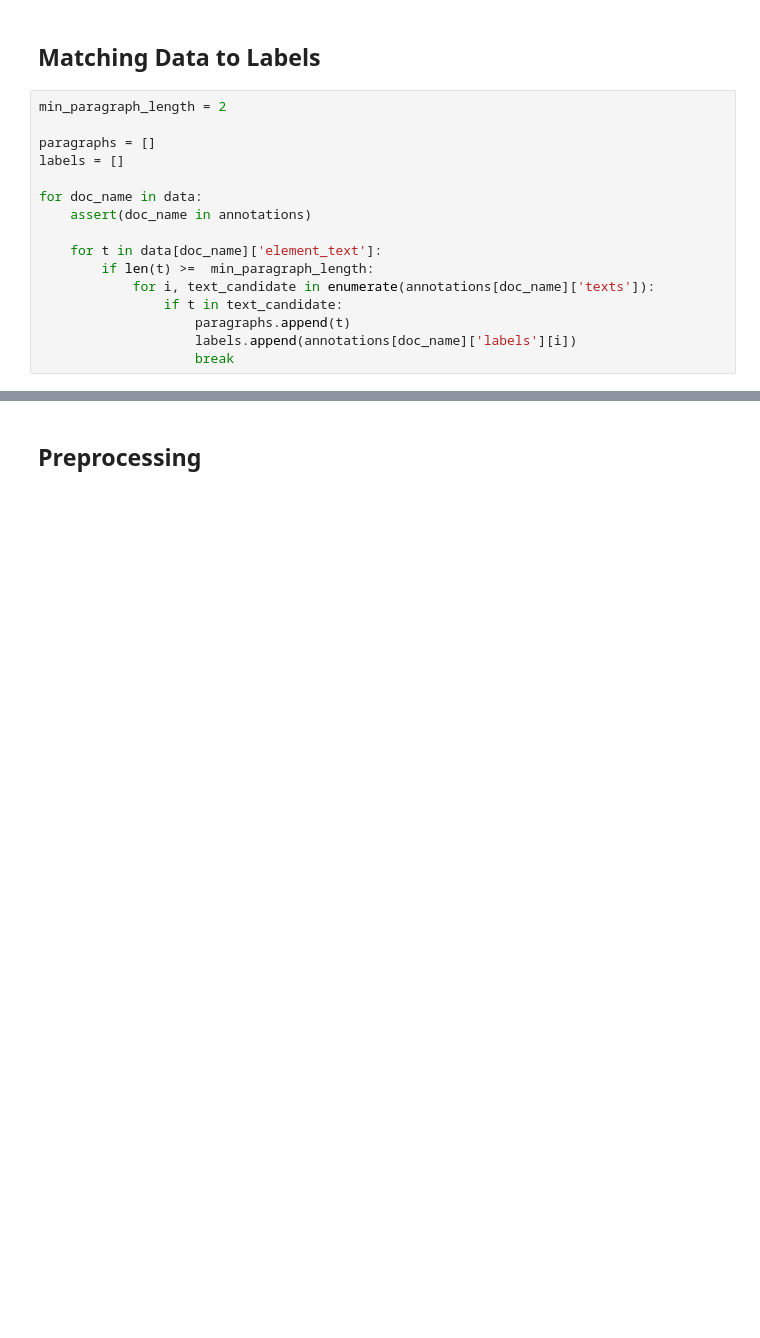
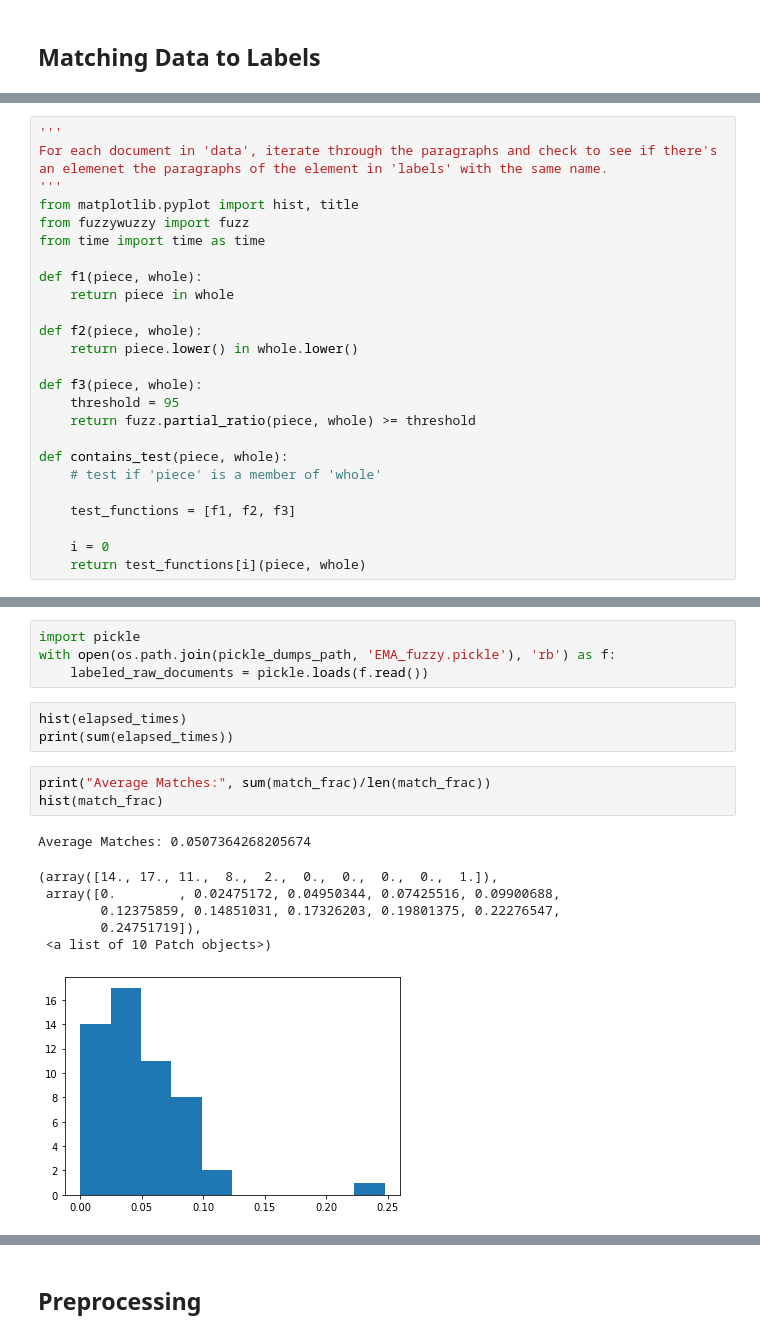
Before and after one commit to juanmoo/bayer-ie, a Jupyter notebook: linear_model.ipynb, the cells around one changed output, grey strips where cells are left out. Cells and saved outputs as stored; diff of their text form; blank space fills up the shorter version.

Commit message:
Update Week 3 - Look at Progress document for specifics

```diff
--- a/linear_model.ipynb
+++ b/linear_model.ipynb
@@ -41,19 +42,3 @@ Dict in form:
 annotations = utils.parse_spreadsheet(EMA_annotations_path)
 # %% [markdown]
 ## Matching Data to Labels
-# %%
-min_paragraph_length = 2
-
-paragraphs = []
-labels = []
-
-for doc_name in data:
-    assert(doc_name in annotations)
-
-    for t in data[doc_name]['element_text']:
-        if len(t) >=  min_paragraph_length:
-            for i, text_candidate in enumerate(annotations[doc_name]['texts']):
-                if t in text_candidate:
-                    paragraphs.append(t)
-                    labels.append(annotations[doc_name]['labels'][i])
-                    break
@@ -65,0 +45,26 @@ lablen: 1258
+# %%
+'''
+For each document in 'data', iterate through the paragraphs and check to see if there's
+an elemenet the paragraphs of the element in 'labels' with the same name.
+'''
+from matplotlib.pyplot import hist, title
+from fuzzywuzzy import fuzz
+from time import time as time
+
+def f1(piece, whole):
+    return piece in whole
+
+def f2(piece, whole):
+    return piece.lower() in whole.lower()
+
+def f3(piece, whole):
+    threshold = 95
+    return fuzz.partial_ratio(piece, whole) >= threshold
+
+def contains_test(piece, whole):
+    # test if 'piece' is a member of 'whole'
+
+    test_functions = [f1, f2, f3]
+
+    i = 0
+    return test_functions[i](piece, whole)
@@ -65,0 +127,18 @@ lablen: 1258
+# %%
+import pickle
+with open(os.path.join(pickle_dumps_path, 'EMA_fuzzy.pickle'), 'rb') as f:
+    labeled_raw_documents = pickle.loads(f.read())
+# %%
+hist(elapsed_times)
+print(sum(elapsed_times))
+# %%
+print("Average Matches:", sum(match_frac)/len(match_frac))
+hist(match_frac)
+# %% [output]
+Average Matches: 0.0507364268205674
+(array([14., 17., 11.,  8.,  2.,  0.,  0.,  0.,  0.,  1.]),
+ array([0.        , 0.02475172, 0.04950344, 0.07425516, 0.09900688,
+        0.12375859, 0.14851031, 0.17326203, 0.19801375, 0.22276547,
+        0.24751719]),
+ <a list of 10 Patch objects>)
+[figure, added]
```
Also changed, not shown: parts of 44 cells of this notebook.
